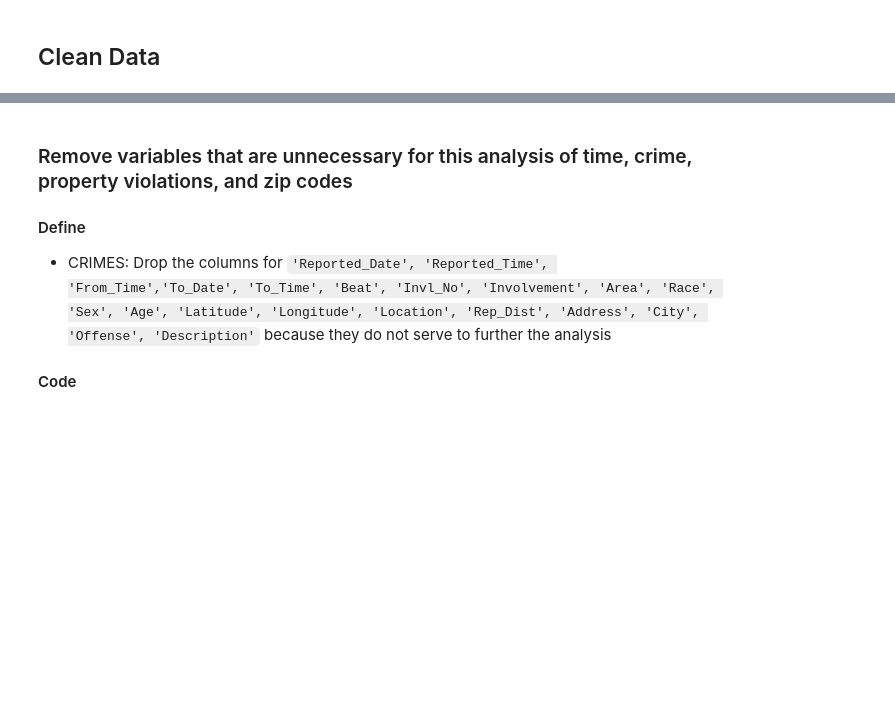
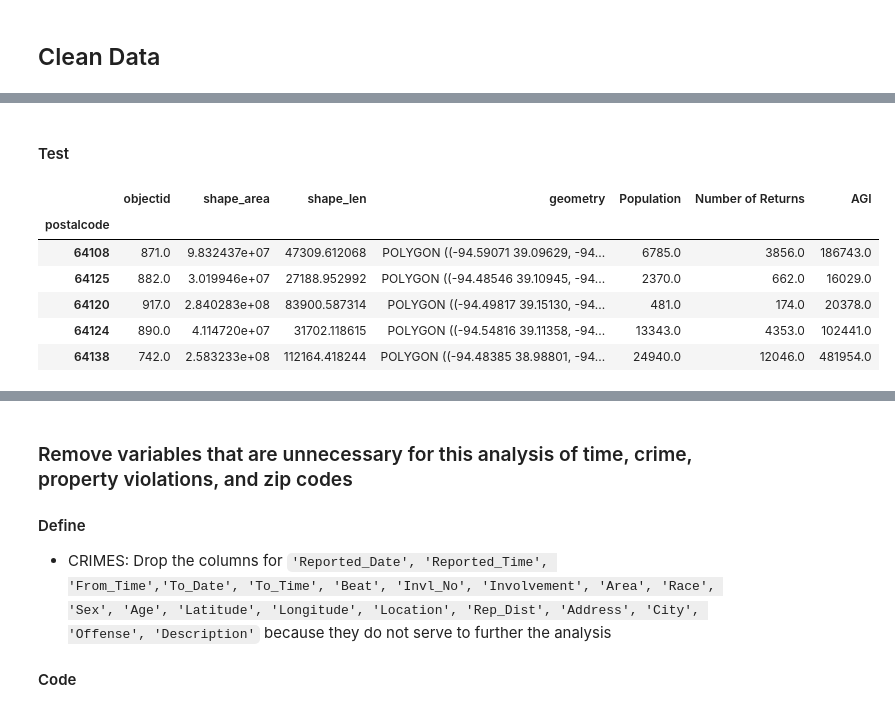
Before and after one commit to sjhaluck/KCMO-Property-and-Crime, a Jupyter notebook: KC_property_crime.ipynb, the cells around one changed output, grey strips where cells are left out. Saved outputs shown, nothing was run; the diff lists cells and outputs as text; code cells hidden in the pictures; blank space fills up the shorter version.

Commit message:
feat: imported and cleaned map data, income data, and population data

```diff
--- a/KC_property_crime.ipynb
+++ b/KC_property_crime.ipynb
@@ -430,0 +514,3 @@ violations_clean = violations.copy()
+# %%
+# drop the null values at the end of the dataframe due to CSV conversion from XLS
+income_clean.dropna(inplace=True)
@@ -430,0 +541,5 @@ violations_clean = violations.copy()
+# %%
+# convert the zip code to an integer (to lose the decimal), then to a string
+pop_clean['Zip Code'] = pop_clean['Zip Code'].astype(int).astype(str)
+# repeat for the income dataframe
+income_clean['ZIP Code'] = income_clean['ZIP Code'].astype(int).astype(str)
@@ -430,0 +574,7 @@ violations_clean = violations.copy()
+# %%
+# remove the ',' from the strings, then convert them into integers
+pop_clean.Population = pop_clean.Population.str.replace(',','').astype(int)
+# repeat for AGI
+income_clean.AGI = income_clean.AGI.str.replace(',','').astype(int)
+# repeat for Number of Returns
+income_clean['Number of Returns'] = income_clean['Number of Returns'].str.replace(',','').astype(int)
@@ -430,0 +604,16 @@ violations_clean = violations.copy()
+# %%
+# merge along zip code data to create a single dataframe for zip codes
+zip_clean = map_clean.set_index('postalcode').join(pop_clean.set_index('Zip Code')).join(income_clean.set_index('ZIP Code'))
+# %% [markdown]
+#### Test
+# %%
+# check that all data transferred
+zip_clean.head()
+# %% [output]
+|  | objectid | shape_area | shape_len | geometry | Population | Number of Returns | AGI |
+| postalcode |  |  |  |  |  |  |  |
+| 64108 | 871.0 | 9.832437e+07 | 47309.612068 | POLYGON ((-94.59071 39.09629, -94... | 6785.0 | 3856.0 | 186743.0 |
+| 64125 | 882.0 | 3.019946e+07 | 27188.952992 | POLYGON ((-94.48546 39.10945, -94... | 2370.0 | 662.0 | 16029.0 |
+| 64120 | 917.0 | 2.840283e+08 | 83900.587314 | POLYGON ((-94.49817 39.15130, -94... | 481.0 | 174.0 | 20378.0 |
+| 64124 | 890.0 | 4.114720e+07 | 31702.118615 | POLYGON ((-94.54816 39.11358, -94... | 13343.0 | 4353.0 | 102441.0 |
+| 64138 | 742.0 | 2.583233e+08 | 112164.418244 | POLYGON ((-94.48385 38.98801, -94... | 24940.0 | 12046.0 | 481954.0 |
```
Also changed, not shown: parts of 47 cells of this notebook, 1 other file.
